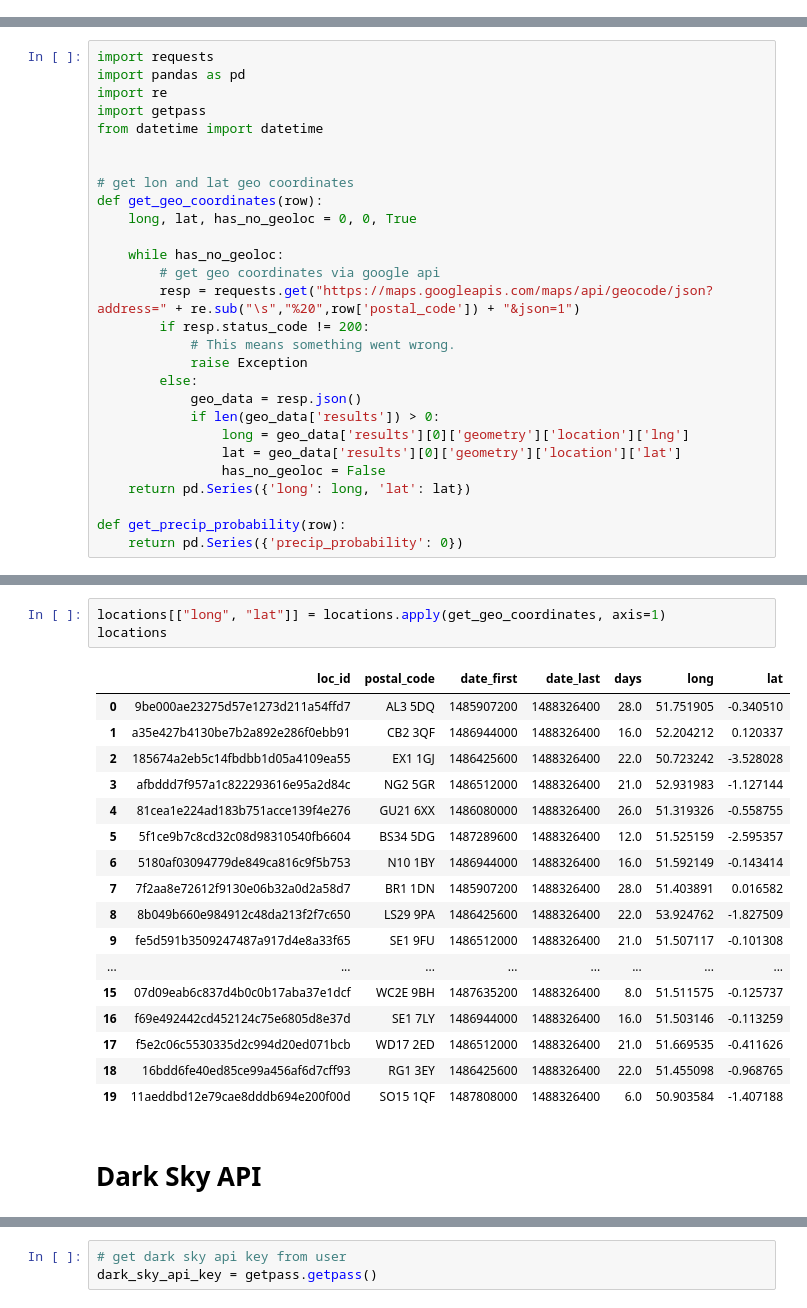
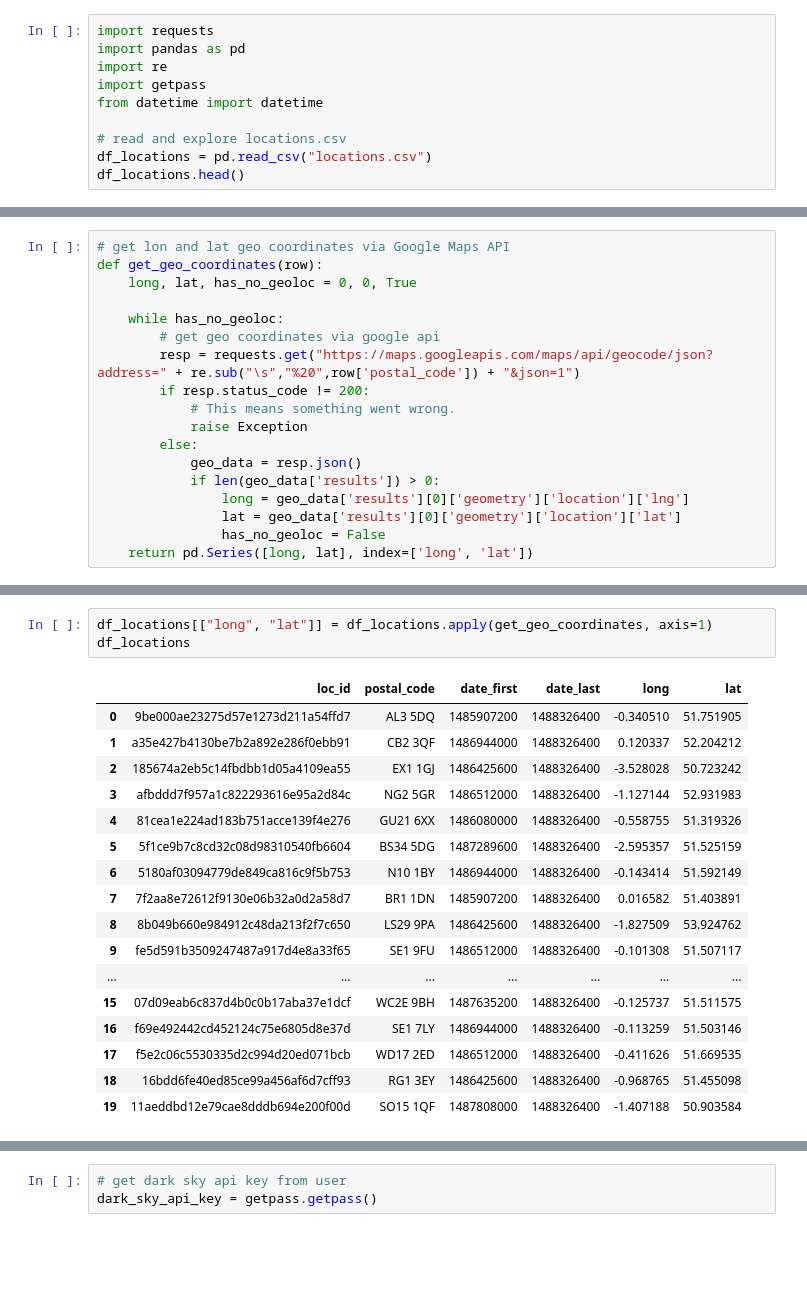
Before and after one commit to stanleykylee/Keboola, a Jupyter notebook: weather_analysis.ipynb, the cells around one changed output, grey strips where cells are left out. Saved outputs shown, nothing was run; the diff lists cells and outputs as text; blank space fills up the shorter version.

```diff
--- a/weather_analysis.ipynb
+++ b/weather_analysis.ipynb
@@ -0,0 +4,10 @@
+# %%
+import requests
+import pandas as pd
+import re
+import getpass
+from datetime import datetime
+
+# read and explore locations.csv
+df_locations = pd.read_csv("locations.csv")
+df_locations.head()
@@ -4,12 +24,5 @@ Setup the notebook with functions to get geo coordinates based on postal code. T
 # %%
-import requests
-import pandas as pd
-import re
-import getpass
-from datetime import datetime
-
-
-# get lon and lat geo coordinates
+# get lon and lat geo coordinates via Google Maps API
 def get_geo_coordinates(row):
     long, lat, has_no_geoloc = 0, 0, True
 
@@ -25,7 +38,4 @@ def get_geo_coordinates(row):
                 long = geo_data['results'][0]['geometry']['location']['lng']
                 lat = geo_data['results'][0]['geometry']['location']['lat']
                 has_no_geoloc = False
-    return pd.Series({'long': long, 'lat': lat})
-
-def get_precip_probability(row):
-    return pd.Series({'precip_probability': 0})
+    return pd.Series([long, lat], index=['long', 'lat'])
@@ -55,23 +42,21 @@ locations.head()
 # %%
-locations[["long", "lat"]] = locations.apply(get_geo_coordinates, axis=1)
-locations
+df_locations[["long", "lat"]] = df_locations.apply(get_geo_coordinates, axis=1)
+df_locations
 # %% [output]
-|  | loc_id | postal_code | date_first | date_last | days | long | lat |
-| 0 | 9be000ae23275d57e1273d211a54ffd7 | AL3 5DQ | 1485907200 | 1488326400 | 28.0 | 51.751905 | -0.340510 |
-| 1 | a35e427b4130be7b2a892e286f0ebb91 | CB2 3QF | 1486944000 | 1488326400 | 16.0 | 52.204212 | 0.120337 |
-| 2 | 185674a2eb5c14fbdbb1d05a4109ea55 | EX1 1GJ | 1486425600 | 1488326400 | 22.0 | 50.723242 | -3.528028 |
-| 3 | afbddd7f957a1c822293616e95a2d84c | NG2 5GR | 1486512000 | 1488326400 | 21.0 | 52.931983 | -1.127144 |
-| 4 | 81cea1e224ad183b751acce139f4e276 | GU21 6XX | 1486080000 | 1488326400 | 26.0 | 51.319326 | -0.558755 |
-| 5 | 5f1ce9b7c8cd32c08d98310540fb6604 | BS34 5DG | 1487289600 | 1488326400 | 12.0 | 51.525159 | -2.595357 |
-| 6 | 5180af03094779de849ca816c9f5b753 | N10 1BY | 1486944000 | 1488326400 | 16.0 | 51.592149 | -0.143414 |
-| 7 | 7f2aa8e72612f9130e06b32a0d2a58d7 | BR1 1DN | 1485907200 | 1488326400 | 28.0 | 51.403891 | 0.016582 |
-| 8 | 8b049b660e984912c48da213f2f7c650 | LS29 9PA | 1486425600 | 1488326400 | 22.0 | 53.924762 | -1.827509 |
-| 9 | fe5d591b3509247487a917d4e8a33f65 | SE1 9FU | 1486512000 | 1488326400 | 21.0 | 51.507117 | -0.101308 |
-| ... | ... | ... | ... | ... | ... | ... | ... |
-| 15 | 07d09eab6c837d4b0c0b17aba37e1dcf | WC2E 9BH | 1487635200 | 1488326400 | 8.0 | 51.511575 | -0.125737 |
-| 16 | f69e492442cd452124c75e6805d8e37d | SE1 7LY | 1486944000 | 1488326400 | 16.0 | 51.503146 | -0.113259 |
-| 17 | f5e2c06c5530335d2c994d20ed071bcb | WD17 2ED | 1486512000 | 1488326400 | 21.0 | 51.669535 | -0.411626 |
-| 18 | 16bdd6fe40ed85ce99a456af6d7cff93 | RG1 3EY | 1486425600 | 1488326400 | 22.0 | 51.455098 | -0.968765 |
-| 19 | 11aeddbd12e79cae8dddb694e200f00d | SO15 1QF | 1487808000 | 1488326400 | 6.0 | 50.903584 | -1.407188 |
+|  | loc_id | postal_code | date_first | date_last | long | lat |
+| 0 | 9be000ae23275d57e1273d211a54ffd7 | AL3 5DQ | 1485907200 | 1488326400 | -0.340510 | 51.751905 |
+| 1 | a35e427b4130be7b2a892e286f0ebb91 | CB2 3QF | 1486944000 | 1488326400 | 0.120337 | 52.204212 |
+| 2 | 185674a2eb5c14fbdbb1d05a4109ea55 | EX1 1GJ | 1486425600 | 1488326400 | -3.528028 | 50.723242 |
+| 3 | afbddd7f957a1c822293616e95a2d84c | NG2 5GR | 1486512000 | 1488326400 | -1.127144 | 52.931983 |
+| 4 | 81cea1e224ad183b751acce139f4e276 | GU21 6XX | 1486080000 | 1488326400 | -0.558755 | 51.319326 |
+| 5 | 5f1ce9b7c8cd32c08d98310540fb6604 | BS34 5DG | 1487289600 | 1488326400 | -2.595357 | 51.525159 |
+| 6 | 5180af03094779de849ca816c9f5b753 | N10 1BY | 1486944000 | 1488326400 | -0.143414 | 51.592149 |
+| 7 | 7f2aa8e72612f9130e06b32a0d2a58d7 | BR1 1DN | 1485907200 | 1488326400 | 0.016582 | 51.403891 |
+| 8 | 8b049b660e984912c48da213f2f7c650 | LS29 9PA | 1486425600 | 1488326400 | -1.827509 | 53.924762 |
+| 9 | fe5d591b3509247487a917d4e8a33f65 | SE1 9FU | 1486512000 | 1488326400 | -0.101308 | 51.507117 |
+| ... | ... | ... | ... | ... | ... | ... |
+| 15 | 07d09eab6c837d4b0c0b17aba37e1dcf | WC2E 9BH | 1487635200 | 1488326400 | -0.125737 | 51.511575 |
+| 16 | f69e492442cd452124c75e6805d8e37d | SE1 7LY | 1486944000 | 1488326400 | -0.113259 | 51.503146 |
+| 17 | f5e2c06c5530335d2c994d20ed071bcb | WD17 2ED | 1486512000 | 1488326400 | -0.411626 | 51.669535 |
+| 18 | 16bdd6fe40ed85ce99a456af6d7cff93 | RG1 3EY | 1486425600 | 1488326400 | -0.968765 | 51.455098 |
+| 19 | 11aeddbd12e79cae8dddb694e200f00d | SO15 1QF | 1487808000 | 1488326400 | -1.407188 | 50.903584 |
-# %% [markdown]
-# Dark Sky API
```
Also changed, not shown: parts of 20 cells of this notebook.
